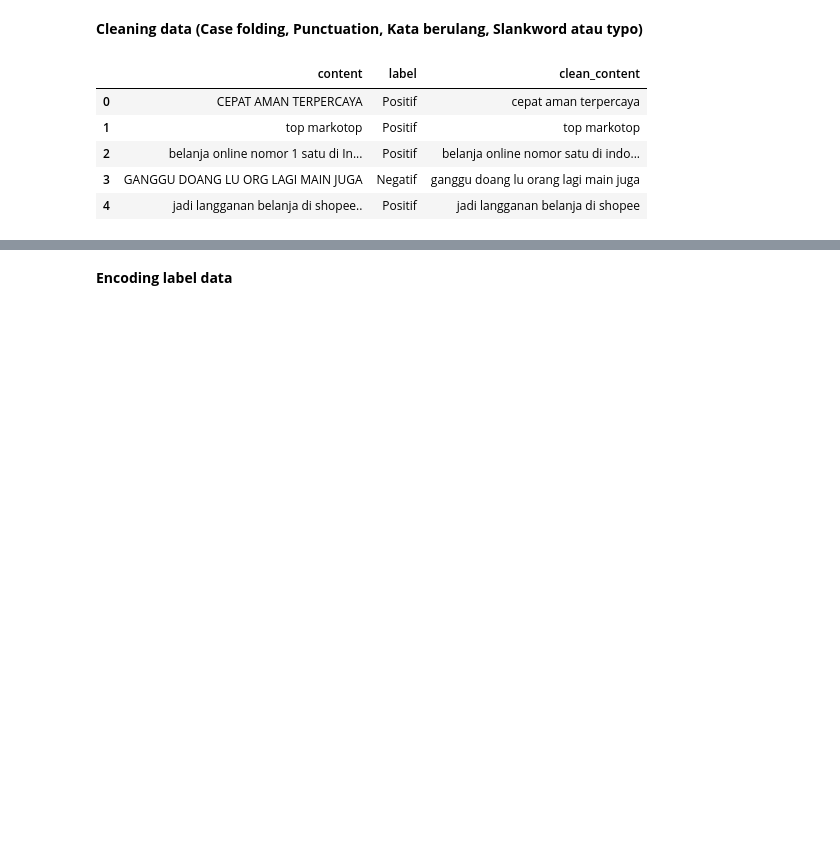
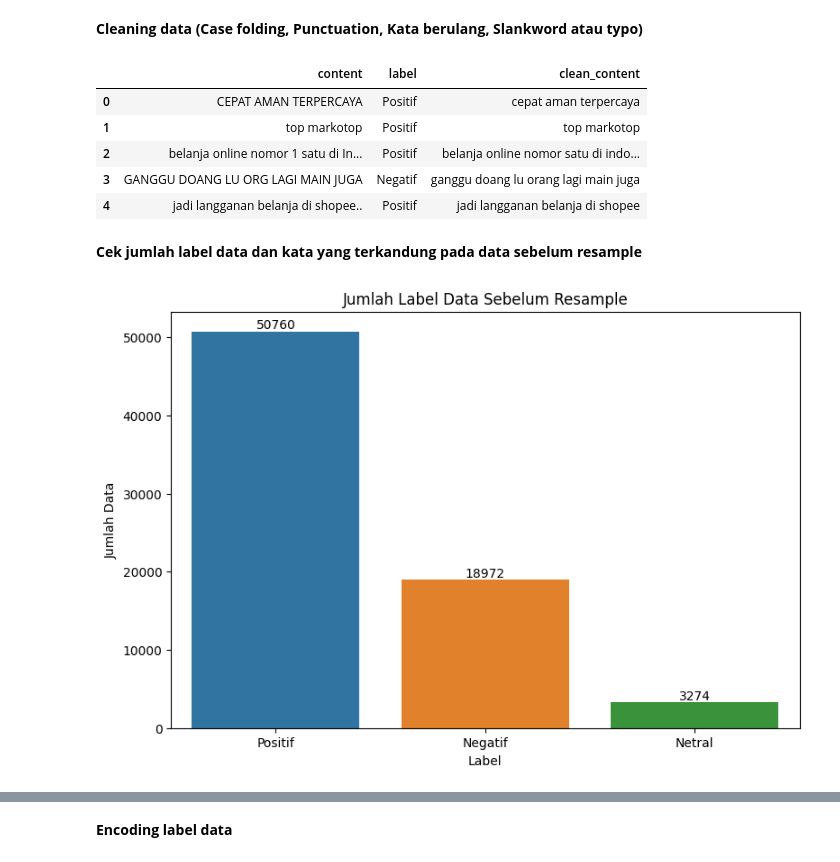
Before and after one commit to ArmFriiz/Dicoding-Submission-FDL, a Jupyter notebook: Analisis Sentimen/main.ipynb, the cells around one changed output, grey strips where cells are left out. Saved outputs shown, nothing was run; the diff lists cells and outputs as text; code cells hidden in the pictures; blank space fills up the shorter version.

```diff
--- a/Analisis Sentimen/main.ipynb
+++ b/Analisis Sentimen/main.ipynb
@@ -185,3 +193,17 @@ df.head()
 | 2 | belanja online nomor 1 satu di In... | Positif | belanja online nomor satu di indo... |
 | 3 | GANGGU DOANG LU ORG LAGI MAIN JUGA | Negatif | ganggu doang lu orang lagi main juga |
 | 4 | jadi langganan belanja di shopee.. | Positif | jadi langganan belanja di shopee |
+# %% [markdown]
+**Cek jumlah label data dan kata yang terkandung pada data sebelum resample**
+# %%
+plt.figure(figsize=(9, 6))
+sns.barplot(x=df['label'].value_counts().index, y=df['label'].value_counts().values, hue=df['label'].value_counts().index)
+plt.title('Jumlah Label Data Sebelum Resample')
+plt.xlabel('Label')
+plt.ylabel('Jumlah Data')
+plt.bar_label(plt.gca().containers[0])
+plt.bar_label(plt.gca().containers[1])
+plt.bar_label(plt.gca().containers[2])
+plt.show()
+# %% [output]
+[figure, added]
```
Also changed, not shown: parts of 24 cells of this notebook.
